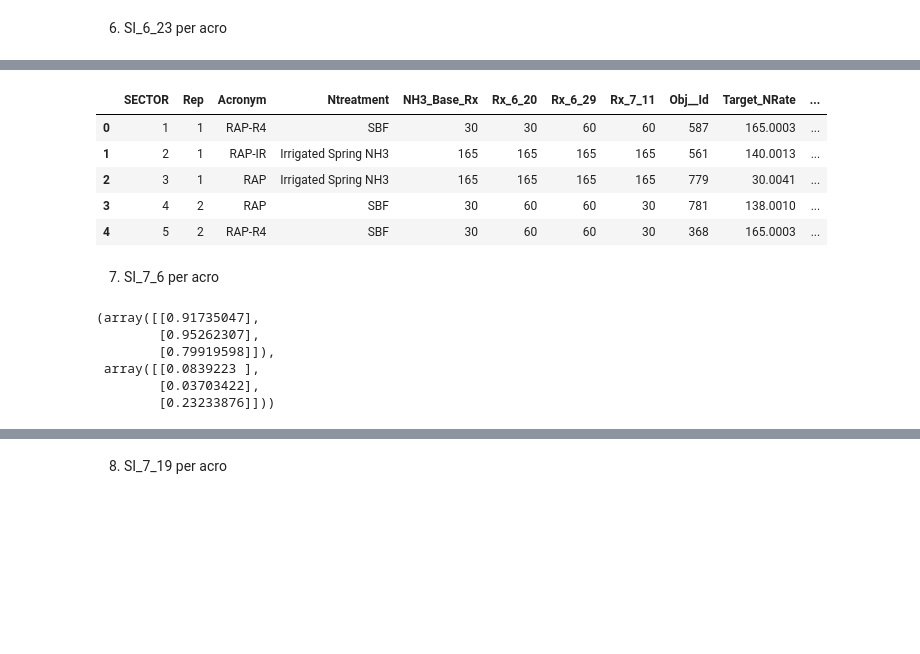
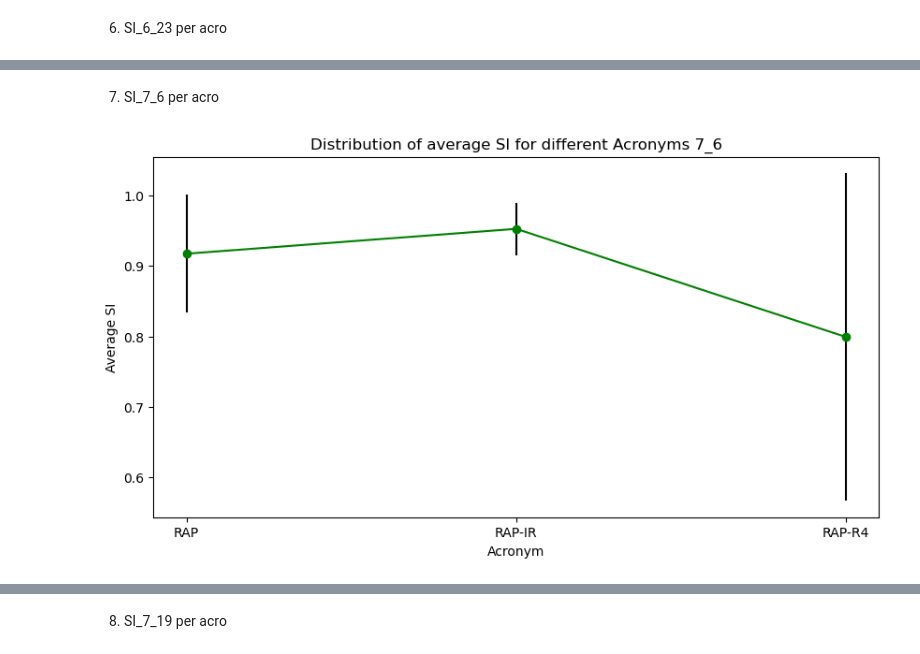
Before and after one commit to Gayara-Fernando/Summer_misc, a Jupyter notebook: Plots.ipynb, the cells around one changed output, grey strips where cells are left out. Drawn from its saved outputs; the diff is of its cells as text; code cells hidden in the pictures; blank space fills up the shorter version.

```diff
--- a/Plots.ipynb
+++ b/Plots.ipynb
@@ -413,23 +377,6 @@ plt.show()
-# %%
-CK_data.head()
-# %% [output]
-|  | SECTOR | Rep | Acronym | Ntreatment | NH3_Base_Rx | Rx_6_20 | Rx_6_29 | Rx_7_11 | Obj__Id | Target_NRate | ... |
-| 0 | 1 | 1 | RAP-R4 | SBF | 30 | 30 | 60 | 60 | 587 | 165.0003 | ... |
-| 1 | 2 | 1 | RAP-IR | Irrigated Spring NH3 | 165 | 165 | 165 | 165 | 561 | 140.0013 | ... |
-| 2 | 3 | 1 | RAP | Irrigated Spring NH3 | 165 | 165 | 165 | 165 | 779 | 30.0041 | ... |
-| 3 | 4 | 2 | RAP | SBF | 30 | 60 | 60 | 30 | 781 | 138.0010 | ... |
-| 4 | 5 | 2 | RAP-R4 | SBF | 30 | 60 | 60 | 30 | 368 | 165.0003 | ... |
 # %% [markdown]
 7. SI_7_6 per acro
 # %%
-mean_vals_SI_7_6= CK_data.groupby(["Acronym"]).agg({"SI_7_6": "mean"})
-sd_vals_SI_7_6 = CK_data.groupby(["Acronym"]).agg({"SI_7_6": "std"})
+averages_comparison_with_error_bars("Acronym", "SI_7_6", 'g-o')
+# %% [output]
+[figure, added]
-# %%
-mean_vals_SI_7_6.values, sd_vals_SI_7_6.values
-# %% [output]
-(array([[0.91735047],
-        [0.95262307],
-        [0.79919598]]),
- array([[0.0839223 ],
-        [0.03703422],
-        [0.23233876]]))
```
Also changed, not shown: parts of 60 cells of this notebook.
